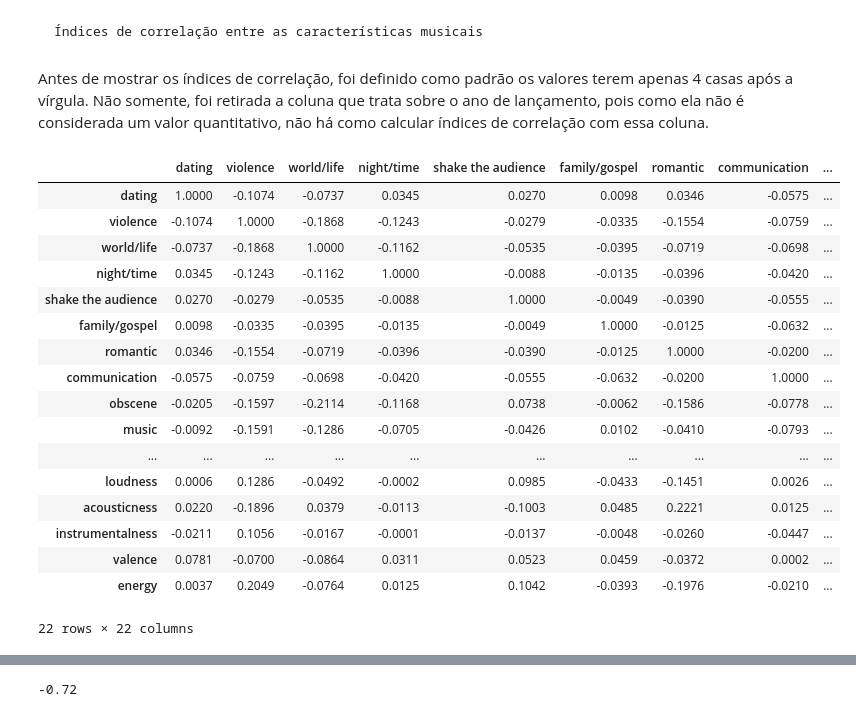
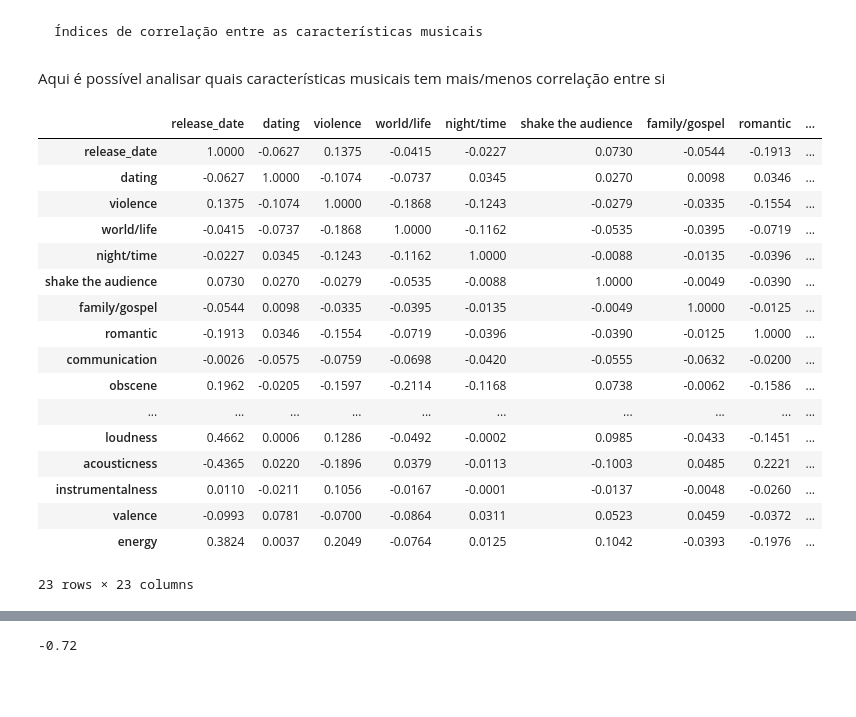
Before and after one commit to viniciusolzon/Music_Analysis, a Jupyter notebook: notebooks/dados_1950_2019.ipynb, the cells around one changed output, grey strips where cells are left out. Drawn from its saved outputs; the diff is of its cells as text; code cells hidden in the pictures; blank space fills up the shorter version.

```diff
--- a/notebooks/dados_1950_2019.ipynb
+++ b/notebooks/dados_1950_2019.ipynb
@@ -27,7 +32,7 @@ df.head()
 # %%
-del df["Unnamed: 0"]
-del df["len"]
-del df["age"]
+df = df.drop("Unnamed: 0", axis = 1)
+df = df.drop("len", axis = 1)
+df = df.drop("age", axis = 1)
 df.isnull().values.any()
 # %% [output]
 False
@@ -88,28 +98,26 @@ sns.boxplot(data = df, x = 'genre', y = 'violence', whis = 2, width  = 0.7)
 # %% [markdown]
     Índices de correlação entre as características musicais
-# %% [markdown]
-Antes de mostrar os índices de correlação, foi definido como padrão os valores terem apenas 4 casas após a vírgula.
-Não somente, foi retirada a coluna que trata sobre o ano de lançamento, pois como ela não é considerada um valor quantitativo, não há como calcular índices de correlação com essa coluna.
+# %% [markdown]
+Aqui é possível analisar quais características musicais tem mais/menos correlação entre si
 # %%
-del df["release_date"]
 corr = df.corr().round(decimals = 4)
 corr
 # %% [output]
-|  | dating | violence | world/life | night/time | shake the audience | family/gospel | romantic | communication | ... |
-| dating | 1.0000 | -0.1074 | -0.0737 | 0.0345 | 0.0270 | 0.0098 | 0.0346 | -0.0575 | ... |
-| violence | -0.1074 | 1.0000 | -0.1868 | -0.1243 | -0.0279 | -0.0335 | -0.1554 | -0.0759 | ... |
-| world/life | -0.0737 | -0.1868 | 1.0000 | -0.1162 | -0.0535 | -0.0395 | -0.0719 | -0.0698 | ... |
-| night/time | 0.0345 | -0.1243 | -0.1162 | 1.0000 | -0.0088 | -0.0135 | -0.0396 | -0.0420 | ... |
-| shake the audience | 0.0270 | -0.0279 | -0.0535 | -0.0088 | 1.0000 | -0.0049 | -0.0390 | -0.0555 | ... |
-| family/gospel | 0.0098 | -0.0335 | -0.0395 | -0.0135 | -0.0049 | 1.0000 | -0.0125 | -0.0632 | ... |
-| romantic | 0.0346 | -0.1554 | -0.0719 | -0.0396 | -0.0390 | -0.0125 | 1.0000 | -0.0200 | ... |
-| communication | -0.0575 | -0.0759 | -0.0698 | -0.0420 | -0.0555 | -0.0632 | -0.0200 | 1.0000 | ... |
-| obscene | -0.0205 | -0.1597 | -0.2114 | -0.1168 | 0.0738 | -0.0062 | -0.1586 | -0.0778 | ... |
-| music | -0.0092 | -0.1591 | -0.1286 | -0.0705 | -0.0426 | 0.0102 | -0.0410 | -0.0793 | ... |
+|  | release_date | dating | violence | world/life | night/time | shake the audience | family/gospel | romantic | ... |
+| release_date | 1.0000 | -0.0627 | 0.1375 | -0.0415 | -0.0227 | 0.0730 | -0.0544 | -0.1913 | ... |
+| dating | -0.0627 | 1.0000 | -0.1074 | -0.0737 | 0.0345 | 0.0270 | 0.0098 | 0.0346 | ... |
+| violence | 0.1375 | -0.1074 | 1.0000 | -0.1868 | -0.1243 | -0.0279 | -0.0335 | -0.1554 | ... |
+| world/life | -0.0415 | -0.0737 | -0.1868 | 1.0000 | -0.1162 | -0.0535 | -0.0395 | -0.0719 | ... |
+| night/time | -0.0227 | 0.0345 | -0.1243 | -0.1162 | 1.0000 | -0.0088 | -0.0135 | -0.0396 | ... |
+| shake the audience | 0.0730 | 0.0270 | -0.0279 | -0.0535 | -0.0088 | 1.0000 | -0.0049 | -0.0390 | ... |
+| family/gospel | -0.0544 | 0.0098 | -0.0335 | -0.0395 | -0.0135 | -0.0049 | 1.0000 | -0.0125 | ... |
+| romantic | -0.1913 | 0.0346 | -0.1554 | -0.0719 | -0.0396 | -0.0390 | -0.0125 | 1.0000 | ... |
+| communication | -0.0026 | -0.0575 | -0.0759 | -0.0698 | -0.0420 | -0.0555 | -0.0632 | -0.0200 | ... |
+| obscene | 0.1962 | -0.0205 | -0.1597 | -0.2114 | -0.1168 | 0.0738 | -0.0062 | -0.1586 | ... |
 | ... | ... | ... | ... | ... | ... | ... | ... | ... | ... |
-| loudness | 0.0006 | 0.1286 | -0.0492 | -0.0002 | 0.0985 | -0.0433 | -0.1451 | 0.0026 | ... |
-| acousticness | 0.0220 | -0.1896 | 0.0379 | -0.0113 | -0.1003 | 0.0485 | 0.2221 | 0.0125 | ... |
-| instrumentalness | -0.0211 | 0.1056 | -0.0167 | -0.0001 | -0.0137 | -0.0048 | -0.0260 | -0.0447 | ... |
-| valence | 0.0781 | -0.0700 | -0.0864 | 0.0311 | 0.0523 | 0.0459 | -0.0372 | 0.0002 | ... |
-| energy | 0.0037 | 0.2049 | -0.0764 | 0.0125 | 0.1042 | -0.0393 | -0.1976 | -0.0210 | ... |
+| loudness | 0.4662 | 0.0006 | 0.1286 | -0.0492 | -0.0002 | 0.0985 | -0.0433 | -0.1451 | ... |
+| acousticness | -0.4365 | 0.0220 | -0.1896 | 0.0379 | -0.0113 | -0.1003 | 0.0485 | 0.2221 | ... |
+| instrumentalness | 0.0110 | -0.0211 | 0.1056 | -0.0167 | -0.0001 | -0.0137 | -0.0048 | -0.0260 | ... |
+| valence | -0.0993 | 0.0781 | -0.0700 | -0.0864 | 0.0311 | 0.0523 | 0.0459 | -0.0372 | ... |
+| energy | 0.3824 | 0.0037 | 0.2049 | -0.0764 | 0.0125 | 0.1042 | -0.0393 | -0.1976 | ... |
-22 rows × 22 columns
+23 rows × 23 columns
```
Also changed, not shown: parts of 25 cells of this notebook, 3 other files.
